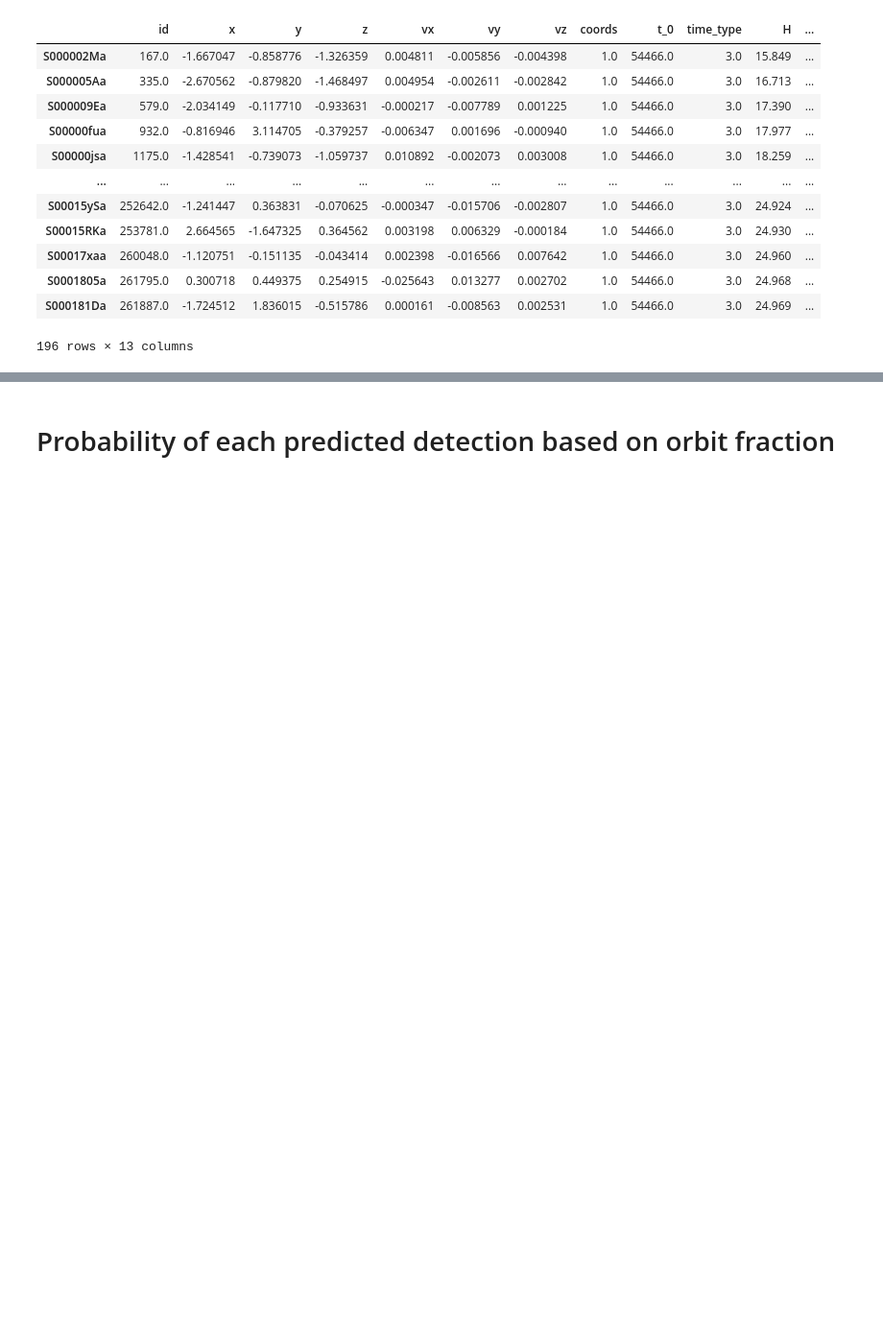
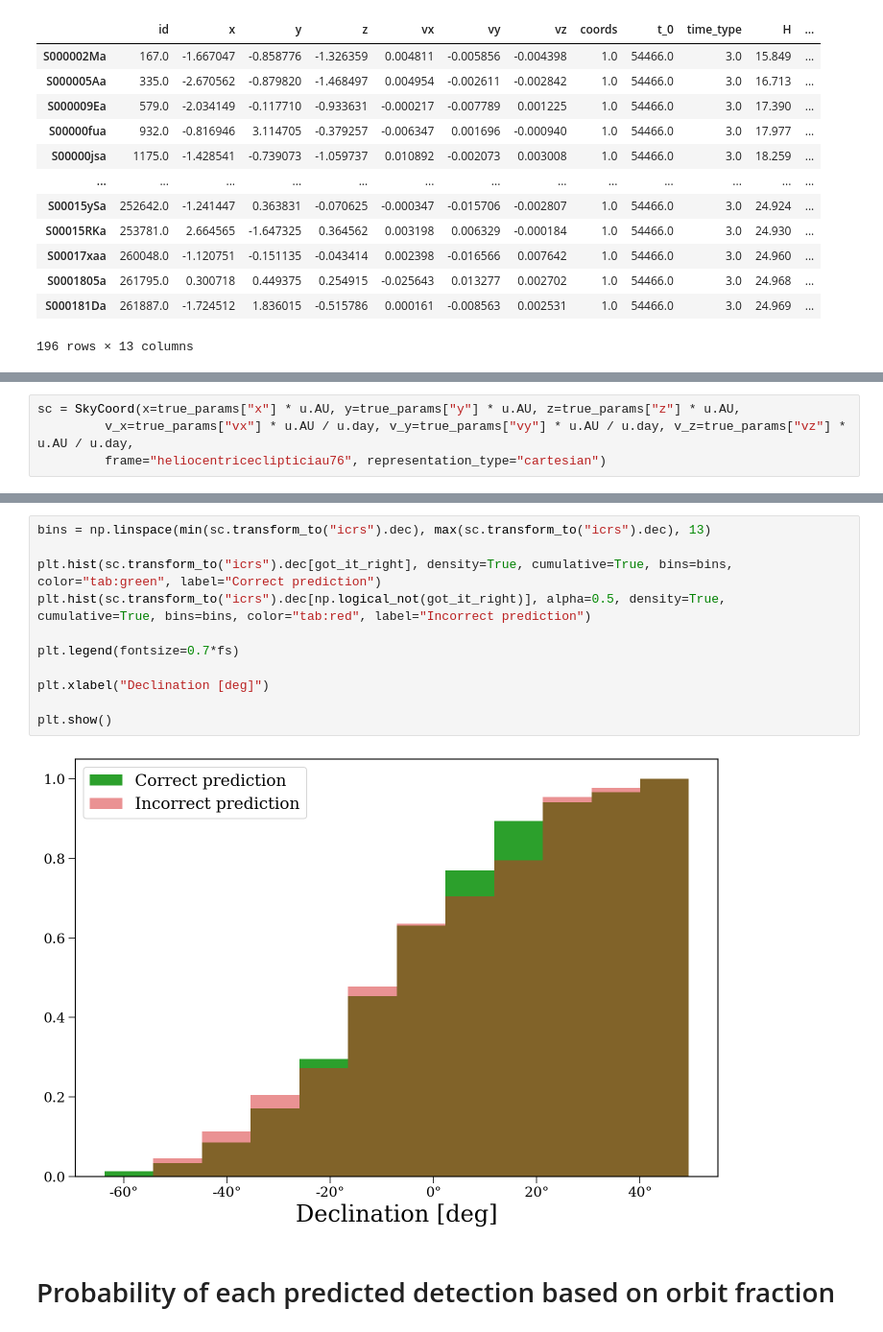
Before and after one commit to dirac-institute/hybrid_sso_catalogue, a Jupyter notebook: lsst_detection_probability/Predict misses.ipynb, the cells around one changed output, grey strips where cells are left out. Shown at 96% size. Drawn from its saved outputs; the diff is of its cells as text; blank space fills up the shorter version.

Commit message:
switch to using SkyCoord.separation as part of #22

```diff
--- a/lsst_detection_probability/Predict misses.ipynb
+++ b/lsst_detection_probability/Predict misses.ipynb
@@ -341,0 +443,4 @@ plt.show()
+# %%
+sc = SkyCoord(x=true_params["x"] * u.AU, y=true_params["y"] * u.AU, z=true_params["z"] * u.AU,
+         v_x=true_params["vx"] * u.AU / u.day, v_y=true_params["vy"] * u.AU / u.day, v_z=true_params["vz"] * u.AU / u.day,
+         frame="heliocentriceclipticiau76", representation_type="cartesian")
@@ -348,3 +473,16 @@ plt.show()
+# %%
+bins = np.linspace(min(sc.transform_to("icrs").dec), max(sc.transform_to("icrs").dec), 13)
+
+plt.hist(sc.transform_to("icrs").dec[got_it_right], density=True, cumulative=True, bins=bins, color="tab:green", label="Correct prediction")
+plt.hist(sc.transform_to("icrs").dec[np.logical_not(got_it_right)], alpha=0.5, density=True, cumulative=True, bins=bins, color="tab:red", label="Incorrect prediction")
+
+plt.legend(fontsize=0.7*fs)
+
+plt.xlabel("Declination [deg]")
+
+plt.show()
+# %% [output]
+[figure, added]
 # %% [markdown]
 # Probability of each predicted detection based on orbit fraction
 # %%
```
Also changed, not shown: parts of 37 cells of this notebook, 1 other file.
